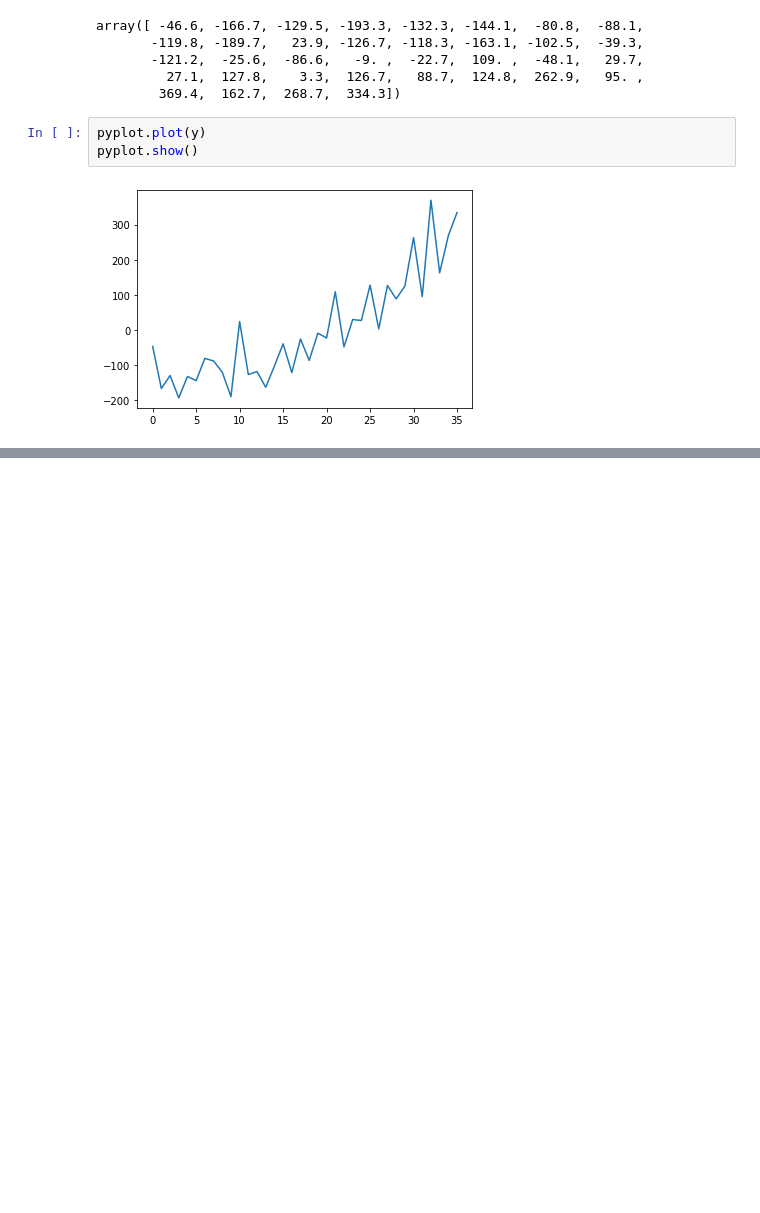
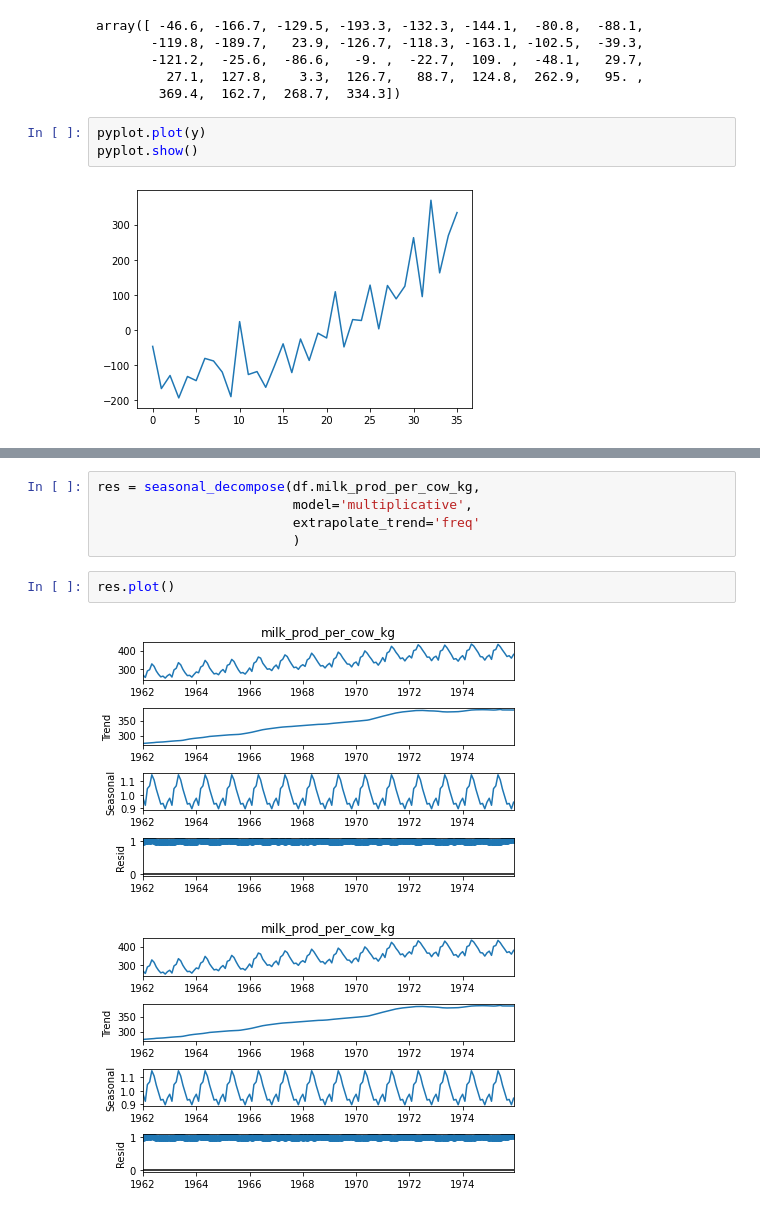
Before and after one commit to harnalashok/timeseries, a Jupyter notebook: detrending_timeseries.ipynb, the cells around one changed output, grey strips where cells are left out. Cells and saved outputs as stored; diff of their text form; blank space fills up the shorter version.

```diff
--- a/detrending_timeseries.ipynb
+++ b/detrending_timeseries.ipynb
@@ -101,0 +141,10 @@ pyplot.show()
+# %%
+res = seasonal_decompose(df.milk_prod_per_cow_kg,
+                         model='multiplicative',
+                         extrapolate_trend='freq'
+                         )
+# %%
+res.plot()
+# %% [output]
+[figure, added]
+[figure, added]
```
Also changed, not shown: parts of 10 cells of this notebook.
